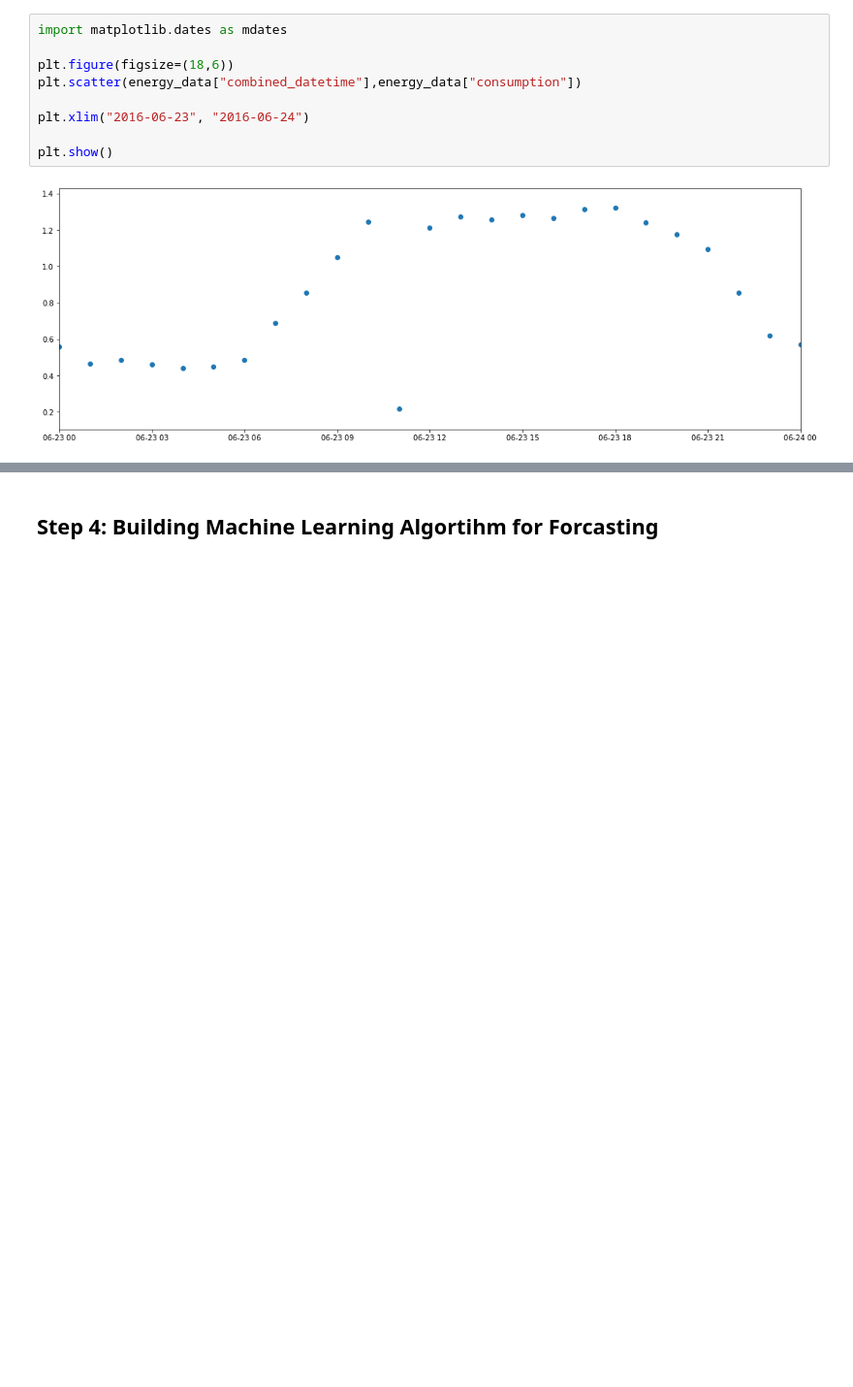
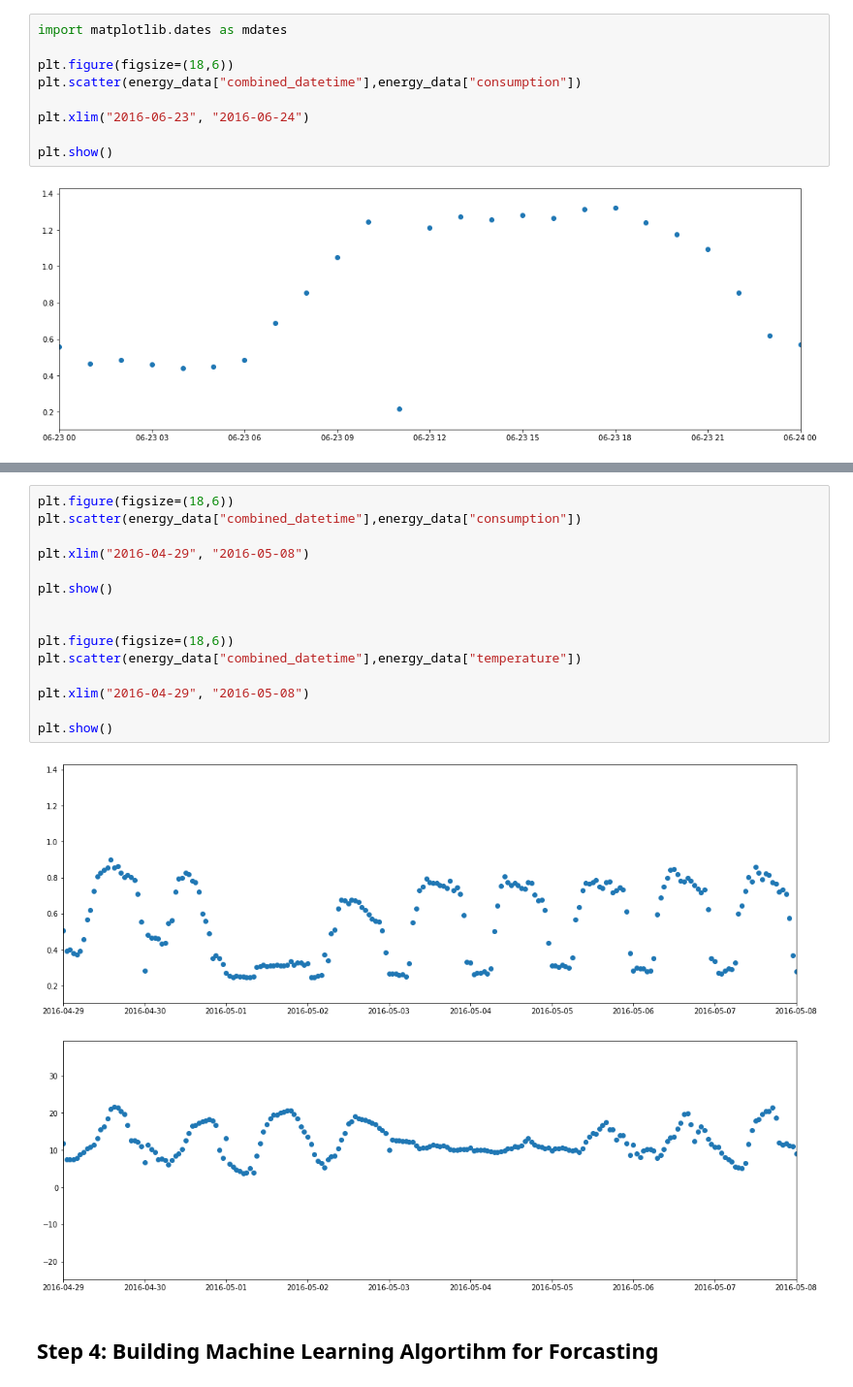
Before and after one commit to AliErenAkkoyun/full-data-science-project, a Jupyter notebook: Untitled.ipynb, the cells around one changed output, grey strips where cells are left out. Shown at 97% size. Saved outputs shown, nothing was run; the diff lists cells and outputs as text; blank space fills up the shorter version.

```diff
--- a/Untitled.ipynb
+++ b/Untitled.ipynb
@@ -493,3 +506,21 @@ plt.show()
+# %%
+plt.figure(figsize=(18,6))
+plt.scatter(energy_data["combined_datetime"],energy_data["consumption"])
+
+plt.xlim("2016-04-29", "2016-05-08")
+
+plt.show()
+
+
+plt.figure(figsize=(18,6))
+plt.scatter(energy_data["combined_datetime"],energy_data["temperature"])
+
+plt.xlim("2016-04-29", "2016-05-08")
+
+plt.show()
+# %% [output]
+[figure, added]
+[figure, added]
 # %% [markdown]
 ## Step 4: Building Machine Learning Algortihm for Forcasting
 # %% [markdown]
```
Also changed, not shown: parts of 5 cells of this notebook.
